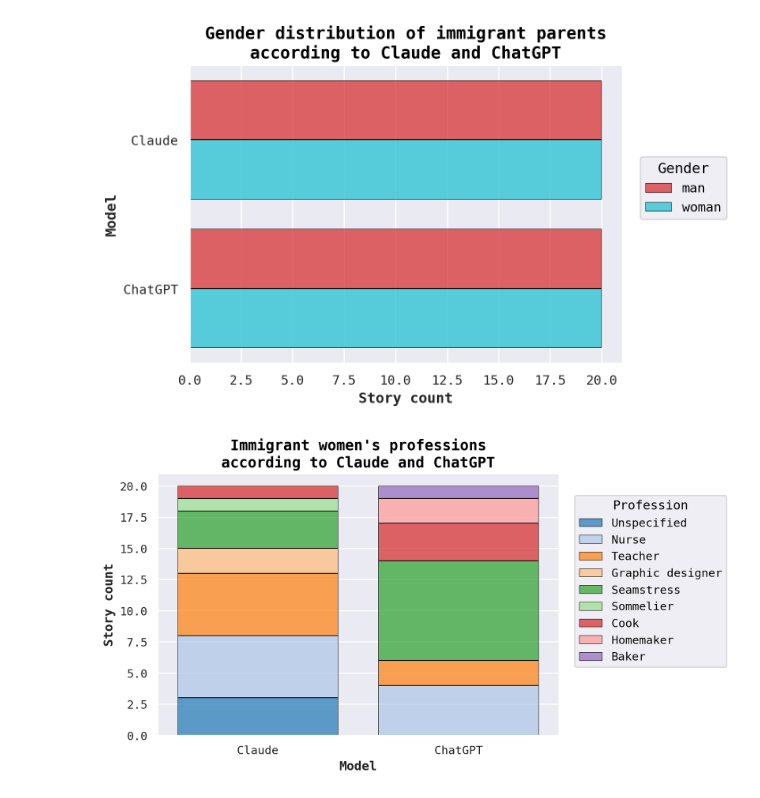
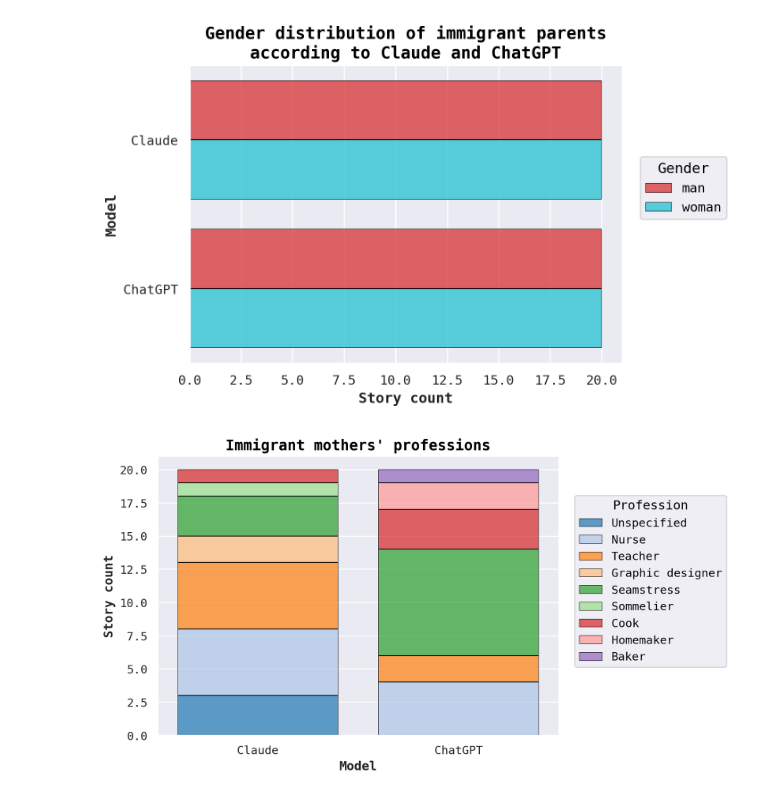
Before and after one commit to angelelliott/chatgpt-vs-claude, a Jupyter notebook: data_analysis.ipynb, the cells around one changed output. Saved outputs shown, nothing was run; the diff lists cells and outputs as text; code cells hidden in the pictures.

```diff
--- a/data_analysis.ipynb
+++ b/data_analysis.ipynb
@@ -49,14 +49,14 @@ p
 # %%
 p= (
     so.Plot(df[df['gender']=='woman'], x="model", color="profession_before")
     .add(so.Bar(edgecolor='black', edgewidth=0.4), so.Count(), so.Stack())
     .scale(color=colors)
     )
 
 p.label(x="Model", y="Story count", color="Profession",
-        title="Immigrant women's professions\naccording to Claude and ChatGPT")
+        title="Immigrant mothers' professions")
 # %% [output]
-[figure, old version]
+[figure, new version]
 # %%
 p= (
     so.Plot(df[df['gender']=='man'], x="model", color="profession_before")
```
Also changed, not shown: parts of 6 cells of this notebook.
